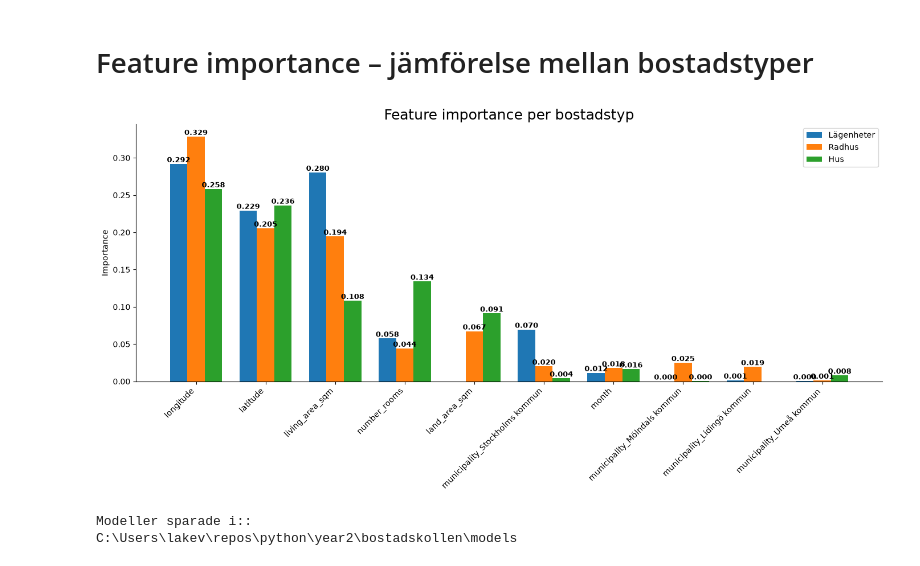
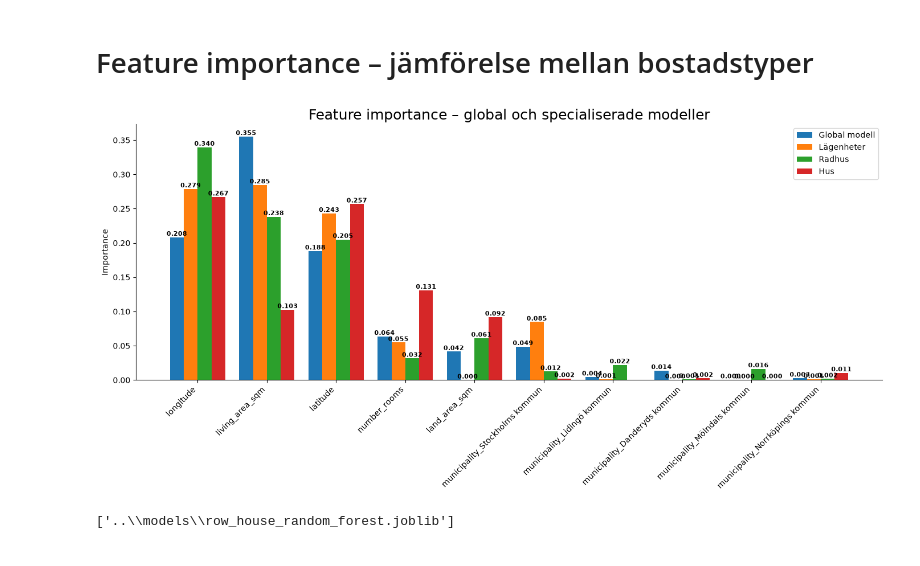
Before and after one commit to Mezea11/bostadskollen, a Jupyter notebook: notebooks/model_training.ipynb, the cells around one changed output. Drawn from its saved outputs; the diff is of its cells as text; code cells hidden in the pictures.

Commit message:
Re-trained models on train_val - Minor fixes - Renamed test file

```diff
--- a/notebooks/model_training.ipynb
+++ b/notebooks/model_training.ipynb
@@ -46,7 +46,7 @@ None
 # %% [markdown]
 Ta bort kolumner vi inte vill ha med
 # %%
-df = df.drop(columns=["ad_id", "address", "sqm_price_sek"])
+df = df.drop(columns=["ad_id", "address", "sqm_price_sek", "date_published"])
 # %% [markdown]
 Dela upp coordenates i nya kolumner "latitude" och "longitude" och ta bort coordenates
 # %%
@@ -58,9 +56,3 @@ Lägg till month och ta bort date_published
-# %%
-df["date_published"] = pd.to_datetime(df["date_published"])
-
-df["month"] = df["date_published"].dt.month
-
-df = df.drop(columns=["date_published"])
 # %% [markdown]
 Skapa kolumn för municipality (kommun) och ta bort location
 # %%
@@ -307,0 +300,10 @@ Härnäst ska jag testa hur den globala modellen är på att förutspå endast l
+# %%
+rf_global.fit(X_train_val_global, y_train_val_global)
+rf_apartment.fit(X_train_val_apartment, y_train_val_apartment)
+rf_house.fit(X_train_val_house, y_train_val_house)
+rf_row_house.fit(X_train_val_row_house, y_train_val_row_house)
+
+global_pred = rf_global.predict(X_test_global)
+apartment_pred = rf_apartment.predict(X_test_apartment)
+house_pred = rf_house.predict(X_test_house)
+row_house_pred = rf_row_house.predict(X_test_row_house)
@@ -438,6 +474,11 @@ import matplotlib.pyplot as plt
 import numpy as np
 
 # Hämta feature importance från modellerna
+importance_global = pd.Series(
+    rf_global.feature_importances_,
+    index=X_global.columns
+)
+
 importance_apartment = pd.Series(
     rf_apartment.feature_importances_,
     index=X_apartment.columns
@@ -455,7 +496,8 @@ importance_house = pd.Series(
 
 # Hitta de 10 viktigaste features totalt
 top_features = (
-    importance_apartment
+    importance_global
+    .add(importance_apartment, fill_value=0)
     .add(importance_row_house, fill_value=0)
     .add(importance_house, fill_value=0)
     .sort_values(ascending=False)
@@ -464,68 +506,76 @@ top_features = (
 )
 
 # Hämta importance för dessa features
+global_values = importance_global.reindex(top_features, fill_value=0)
 apartment_values = importance_apartment.reindex(top_features, fill_value=0)
 row_house_values = importance_row_house.reindex(top_features, fill_value=0)
 house_values = importance_house.reindex(top_features, fill_value=0)
 
 # Positioner för staplarna
 x = np.arange(len(top_features))
-width = 0.25
+width = 0.20
 
 # Skapa diagram
 fig, ax = plt.subplots(figsize=(14, 7))
 
 bars1 = ax.bar(
-    x - width,
+    x - 1.5 * width,
+    global_values,
+    width,
+    label="Global modell"
+)
+
+bars2 = ax.bar(
+    x - 0.5 * width,
     apartment_values,
     width,
     label="Lägenheter"
 )
 
-bars2 = ax.bar(
-    x,
+bars3 = ax.bar(
+    x + 0.5 * width,
     row_house_values,
     width,
     label="Radhus"
 )
 
-bars3 = ax.bar(
-    x + width,
+bars4 = ax.bar(
+    x + 1.5 * width,
     house_values,
     width,
     label="Hus"
 )
 
 # Lägg till värden ovanför staplarna
-for bars in [bars1, bars2, bars3]:
+for bars in [bars1, bars2, bars3, bars4]:
     for bar in bars:
         height = bar.get_height()
 
         if height > 0:
             ax.text(
                 bar.get_x() + bar.get_width() / 2,
                 height,
                 f"{height:.3f}",
                 ha="center",
                 va="bottom",
-                fontsize=9,
+                fontsize=8,
                 fontweight="bold"
             )
 
 # Rubrik och axlar
-ax.set_title("Feature importance per bostadstyp", fontsize=18)
+ax.set_title("Feature importance – global och specialiserade modeller", fontsize=18)
 ax.set_ylabel("Importance")
 ax.set_xticks(x)
 ax.set_xticklabels(top_features, rotation=45, ha="right")
 
 # Förklaring
 ax.legend()
 
 # Ta bort onödiga kanter
 ax.spines["top"].set_visible(False)
 ax.spines["right"].set_visible(False)
 
 plt.tight_layout()
 plt.show()
 # %% [output]
-[figure, old version]
+[figure, new version]
@@ -535,4 +582,9 @@ MODELS_DIR.mkdir(parents=True, exist_ok=True)
 # %%
+from pathlib import Path
+
+MODELS_DIR = Path("../models")
+MODELS_DIR.mkdir(parents=True, exist_ok=True)
+
 joblib.dump(
     {
         "model": rf_global,
@@ -564,9 +616,5 @@ joblib.dump(
     },
     MODELS_DIR / "row_house_random_forest.joblib"
 )
-
-print("Modeller sparade i::")
-print(MODELS_DIR.resolve())
 # %% [output]
-Modeller sparade i::
-C:\Users\lakev\repos\python\year2\bostadskollen\models
+['..\\models\\row_house_random_forest.joblib']
```
Also changed, not shown: parts of 18 cells of this notebook, 6 other files.
